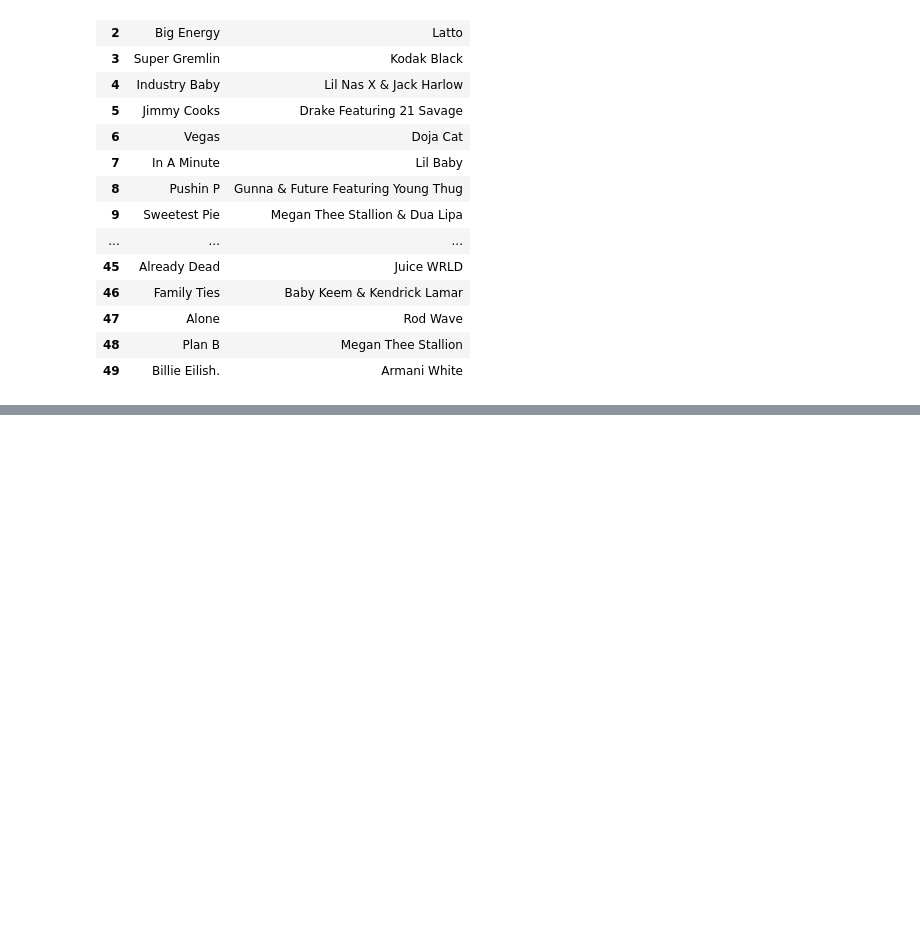
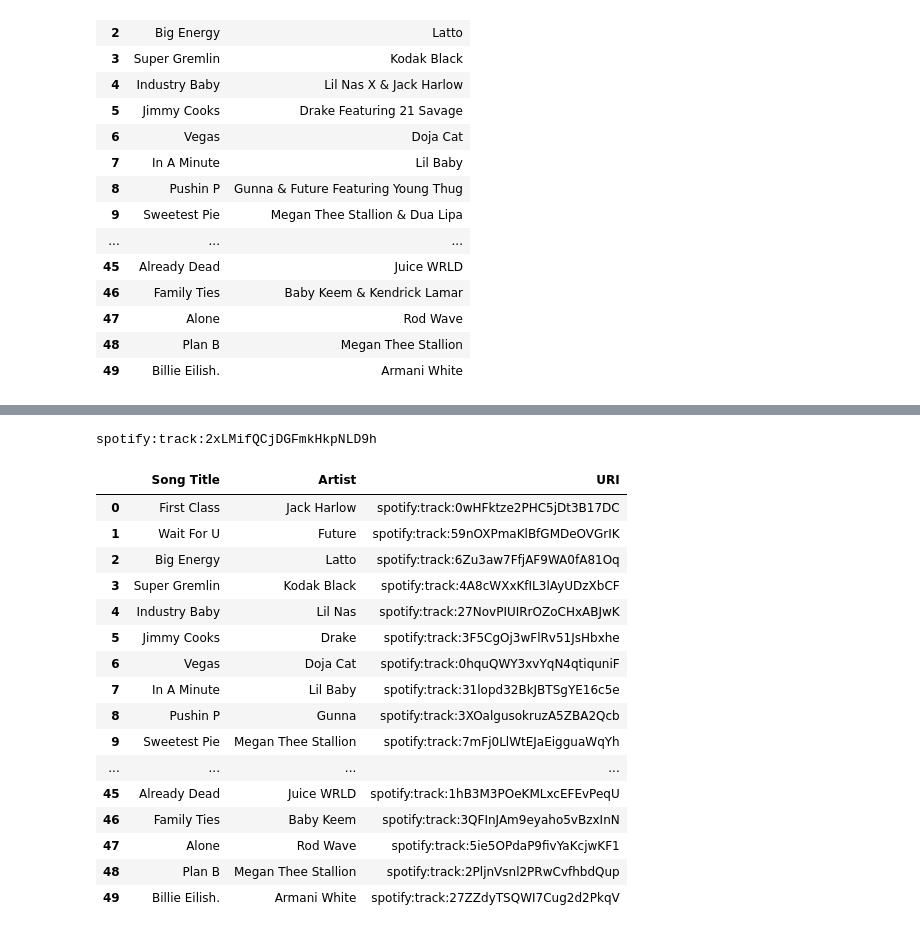
Before and after one commit to yatheshl/STA220-Analysis-of-Music-Trends, a Jupyter notebook: Q3/Tempo_and_Energy.ipynb, the cells around one changed output, grey strips where cells are left out. Cells and saved outputs as stored; diff of their text form; code cells hidden in the pictures; blank space fills up the shorter version.

```diff
--- a/Q3/Tempo_and_Energy.ipynb
+++ b/Q3/Tempo_and_Energy.ipynb
@@ -80,0 +112,31 @@ ModuleNotFoundError: No module named 'flask'
+# %%
+result = sp.search(q='track:sicko mode artist:travis scott', type='track')
+print(result['tracks']['items'][0]['uri'])
+# %% [output]
+spotify:track:2xLMifQCjDGFmkHkpNLD9h
+# %%
+uri = []
+for i, row in df.iterrows():
+    results = sp.search(q=f'track:'+row["Song Title"]+' artist:'+row["Artist"], type='track')
+    uri.append(results['tracks']['items'][0]['uri'])
+
+df['URI'] = uri
+df
+# %% [output]
+|  | Song Title | Artist | URI |
+| 0 | First Class | Jack Harlow | spotify:track:0wHFktze2PHC5jDt3B17DC |
+| 1 | Wait For U | Future | spotify:track:59nOXPmaKlBfGMDeOVGrIK |
+| 2 | Big Energy | Latto | spotify:track:6Zu3aw7FfjAF9WA0fA81Oq |
+| 3 | Super Gremlin | Kodak Black | spotify:track:4A8cWXxKfIL3lAyUDzXbCF |
+| 4 | Industry Baby | Lil Nas | spotify:track:27NovPIUIRrOZoCHxABJwK |
+| 5 | Jimmy Cooks | Drake | spotify:track:3F5CgOj3wFlRv51JsHbxhe |
+| 6 | Vegas | Doja Cat | spotify:track:0hquQWY3xvYqN4qtiquniF |
+| 7 | In A Minute | Lil Baby | spotify:track:31lopd32BkJBTSgYE16c5e |
+| 8 | Pushin P | Gunna | spotify:track:3XOalgusokruzA5ZBA2Qcb |
+| 9 | Sweetest Pie | Megan Thee Stallion | spotify:track:7mFj0LlWtEJaEigguaWqYh |
+| ... | ... | ... | ... |
+| 45 | Already Dead | Juice WRLD | spotify:track:1hB3M3POeKMLxcEFEvPeqU |
+| 46 | Family Ties | Baby Keem | spotify:track:3QFInJAm9eyaho5vBzxInN |
+| 47 | Alone | Rod Wave | spotify:track:5ie5OPdaP9fivYaKcjwKF1 |
+| 48 | Plan B | Megan Thee Stallion | spotify:track:2PljnVsnl2PRwCvfhbdQup |
+| 49 | Billie Eilish. | Armani White | spotify:track:27ZZdyTSQWI7Cug2d2PkqV |
```
Also changed, not shown: parts of 7 cells of this notebook.
